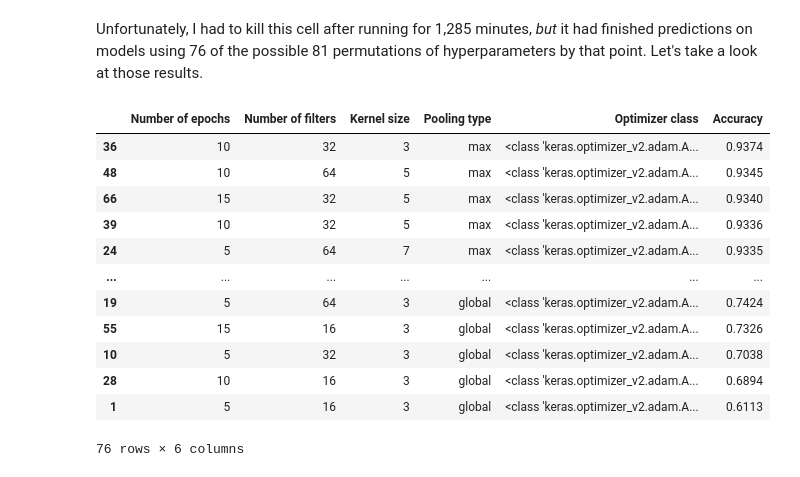
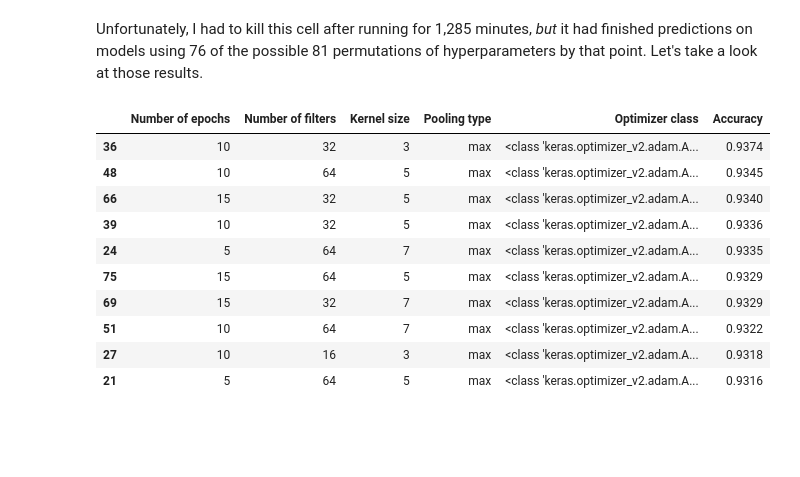
Before and after one commit to schledererj/cs6340-project-3, a Jupyter notebook: cs6340_project_3.ipynb, the cells around one changed output. Saved outputs shown, nothing was run; the diff lists cells and outputs as text; code cells hidden in the pictures; blank space fills up the shorter version.

```diff
--- a/cs6340_project_3.ipynb
+++ b/cs6340_project_3.ipynb
@@ -496,18 +500,17 @@ for args in product(epochs_options, num_filters_options, kernel_size_options, po
 # %% [markdown]
 Unfortunately, I had to kill this cell after running for 1,285 minutes, _but_ it had finished predictions on models using 76 of the possible 81 permutations of hyperparameters by that point. Let's take a look at those results.
 # %%
-pd.DataFrame(results).sort_values(by='Accuracy', ascending=False)
+results_df = pd.DataFrame(results).sort_values(by='Accuracy', ascending=False)
+results_df[0:10]
 # %% [output]
 |  | Number of epochs | Number of filters | Kernel size | Pooling type | Optimizer class | Accuracy |
 | 36 | 10 | 32 | 3 | max | <class 'keras.optimizer_v2.adam.A... | 0.9374 |
 | 48 | 10 | 64 | 5 | max | <class 'keras.optimizer_v2.adam.A... | 0.9345 |
 | 66 | 15 | 32 | 5 | max | <class 'keras.optimizer_v2.adam.A... | 0.9340 |
 | 39 | 10 | 32 | 5 | max | <class 'keras.optimizer_v2.adam.A... | 0.9336 |
 | 24 | 5 | 64 | 7 | max | <class 'keras.optimizer_v2.adam.A... | 0.9335 |
-| ... | ... | ... | ... | ... | ... | ... |
-| 19 | 5 | 64 | 3 | global | <class 'keras.optimizer_v2.adam.A... | 0.7424 |
-| 55 | 15 | 16 | 3 | global | <class 'keras.optimizer_v2.adam.A... | 0.7326 |
-| 10 | 5 | 32 | 3 | global | <class 'keras.optimizer_v2.adam.A... | 0.7038 |
-| 28 | 10 | 16 | 3 | global | <class 'keras.optimizer_v2.adam.A... | 0.6894 |
-| 1 | 5 | 16 | 3 | global | <class 'keras.optimizer_v2.adam.A... | 0.6113 |
+| 75 | 15 | 64 | 5 | max | <class 'keras.optimizer_v2.adam.A... | 0.9329 |
+| 69 | 15 | 32 | 7 | max | <class 'keras.optimizer_v2.adam.A... | 0.9329 |
+| 51 | 10 | 64 | 7 | max | <class 'keras.optimizer_v2.adam.A... | 0.9322 |
+| 27 | 10 | 16 | 3 | max | <class 'keras.optimizer_v2.adam.A... | 0.9318 |
+| 21 | 5 | 64 | 5 | max | <class 'keras.optimizer_v2.adam.A... | 0.9316 |
-76 rows × 6 columns
```
Also changed, not shown: parts of 11 cells of this notebook, 3 other files.
